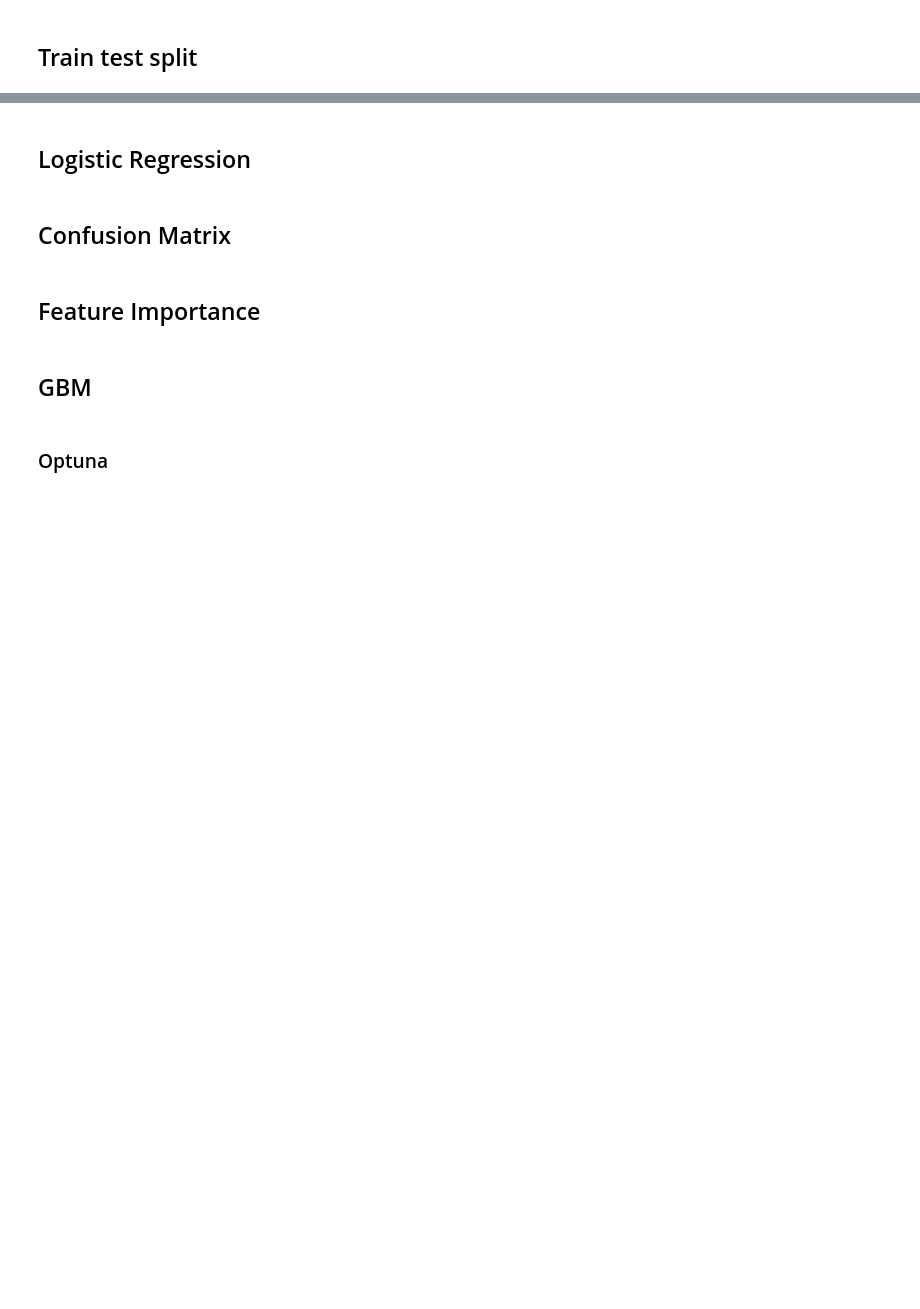
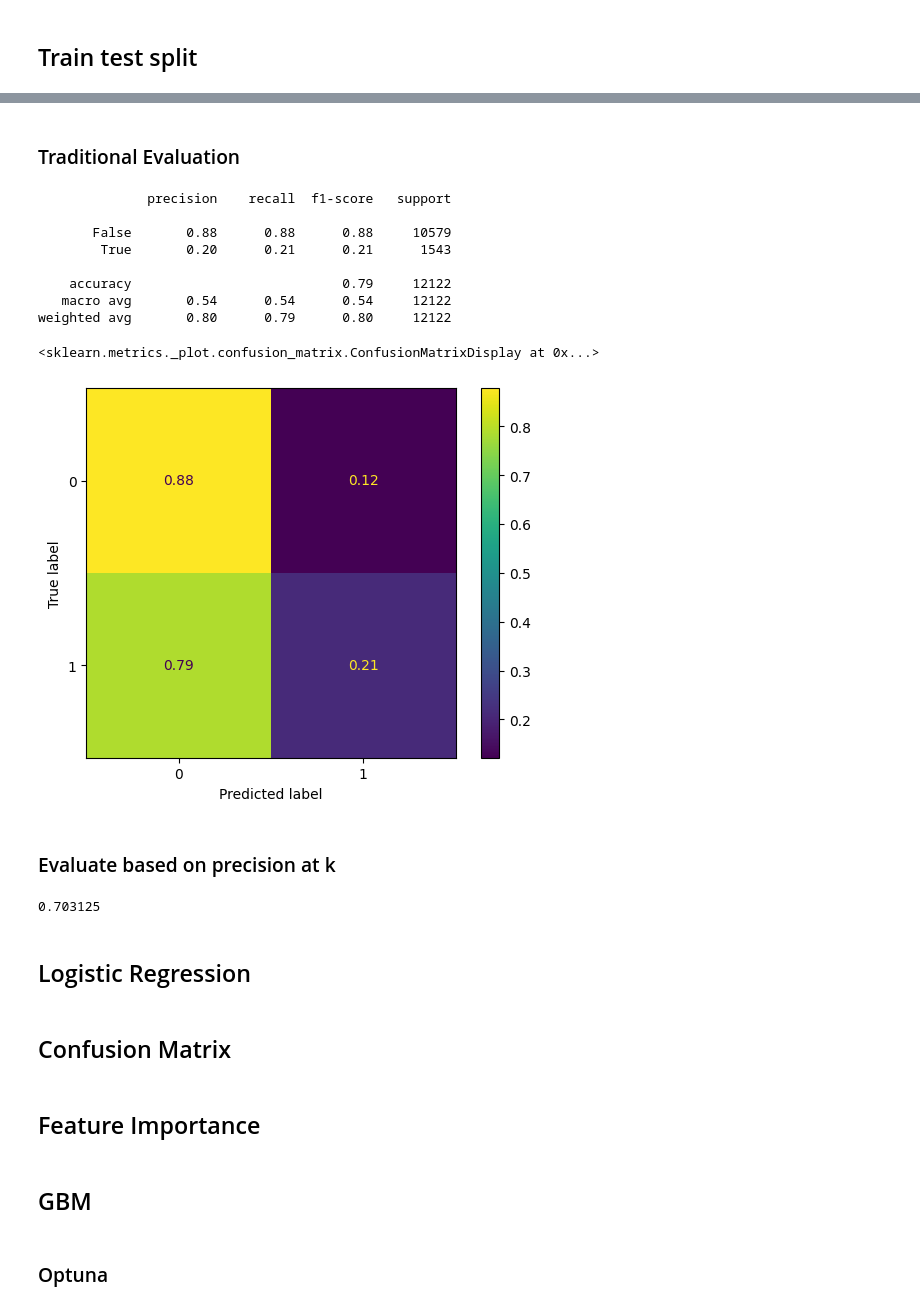
Before and after one commit to nishikaa/pair_trading, a Jupyter notebook: pair-trading-foundations/notebooks/Basic Modeling-Marshal.ipynb, the cells around one changed output, grey strips where cells are left out. Cells and saved outputs as stored; diff of their text form; code cells hidden in the pictures; blank space fills up the shorter version.

```diff
--- a/pair-trading-foundations/notebooks/Basic Modeling-Marshal.ipynb
+++ b/pair-trading-foundations/notebooks/Basic Modeling-Marshal.ipynb
@@ -369,11 +353,12 @@ sum(df.pnls== 0)/len(df.pnls)
 # %%
 df.columns
+df.both_legs_profited = df.both_legs_profited=='True'
 # %%
-features_raw = df.drop(categorical_features+['PNL_IS_0']+\
-                   ['abs_spread_normed_max','abs_spread_normed_median',\
-                    'abs_spread_normed_75th','abs_spread_normed_90th',\
-                    'Date','Ticker_P1','Ticker_P2','SPY_Close_P1','SPY_Close_P2',\
-                    'num_entries','pnls']+[c for c in df.columns if '_P1_P1' in c or '_P2_P2' in c],axis=1).columns.tolist()+categorical_features
+# features_raw = df.drop(categorical_features+['PNL_IS_0']+\
+#                    ['abs_spread_normed_max','abs_spread_normed_median',\
+#                     'abs_spread_normed_75th','abs_spread_normed_90th',\
+#                     'Date','Ticker_P1','Ticker_P2','SPY_Close_P1','SPY_Close_P2',\
+#                     'num_entries','pnls']+[c for c in df.columns if '_P1_P1' in c or '_P2_P2' in c],axis=1).columns.tolist()+categorical_features
 
 # label = 'PNL_IS_0'
-label = ['recommended_trade']
+label = ['both_legs_profited']
@@ -439,0 +486,7 @@ X_train, y_train = undersample.fit_resample(X_train, y_train)
+# %%
+scaler = StandardScaler().fit(X_train)
+scaled_X_train = scaler.transform(X_train)
+scaled_X_test = scaler.transform(X_test)
+
+xgb = XGBClassifier(n_estimators=1000, max_depth=6, learning_rate=0.3, objective='binary:logistic')
+xgb.fit(scaled_X_train, y_train)
@@ -440,3 +519,38 @@ X_train, y_train = undersample.fit_resample(X_train, y_train)
+# %% [markdown]
+### Traditional Evaluation
+# %%
+# Predict the labels for the test set
+y_pred = xgb.predict(scaled_X_test)
+y_pred_proba = [x[1] for x in xgb.predict_proba(scaled_X_test)]
+# %%
+# Calculate precision, recall, and F1 scoreb
+report = classification_report(y_test, y_pred)
+print(report)
+
+cm = confusion_matrix(y_test, y_pred,normalize='true')
+disp = ConfusionMatrixDisplay(confusion_matrix=cm)
+disp.plot()
+# %% [output]
+              precision    recall  f1-score   support
+
+       False       0.88      0.88      0.88     10579
+        True       0.20      0.21      0.21      1543
+
+    accuracy                           0.79     12122
+   macro avg       0.54      0.54      0.54     12122
+weighted avg       0.80      0.79      0.80     12122
+<sklearn.metrics._plot.confusion_matrix.ConfusionMatrixDisplay at 0x...>
+[figure, added]
+# %% [markdown]
+### Evaluate based on precision at k
+# %%
+y_test['predicted_proba'] = y_pred_proba
+y_test['Date'] = df.loc[y_test.index]['Date']
+agg_y_test = y_test.groupby('Date').apply(lambda x: x.nlargest(5, 'predicted_proba')).reset_index(drop=True)
+final_agg = agg_y_test.groupby('Date').max('both_legs_profited').reset_index(drop=True)
+final_agg.both_legs_profited.mean()
+# %% [output]
+0.703125
 # %% [markdown]
 ## Logistic Regression
 # %%
```
Also changed, not shown: parts of 63 cells of this notebook, 4 other files.
